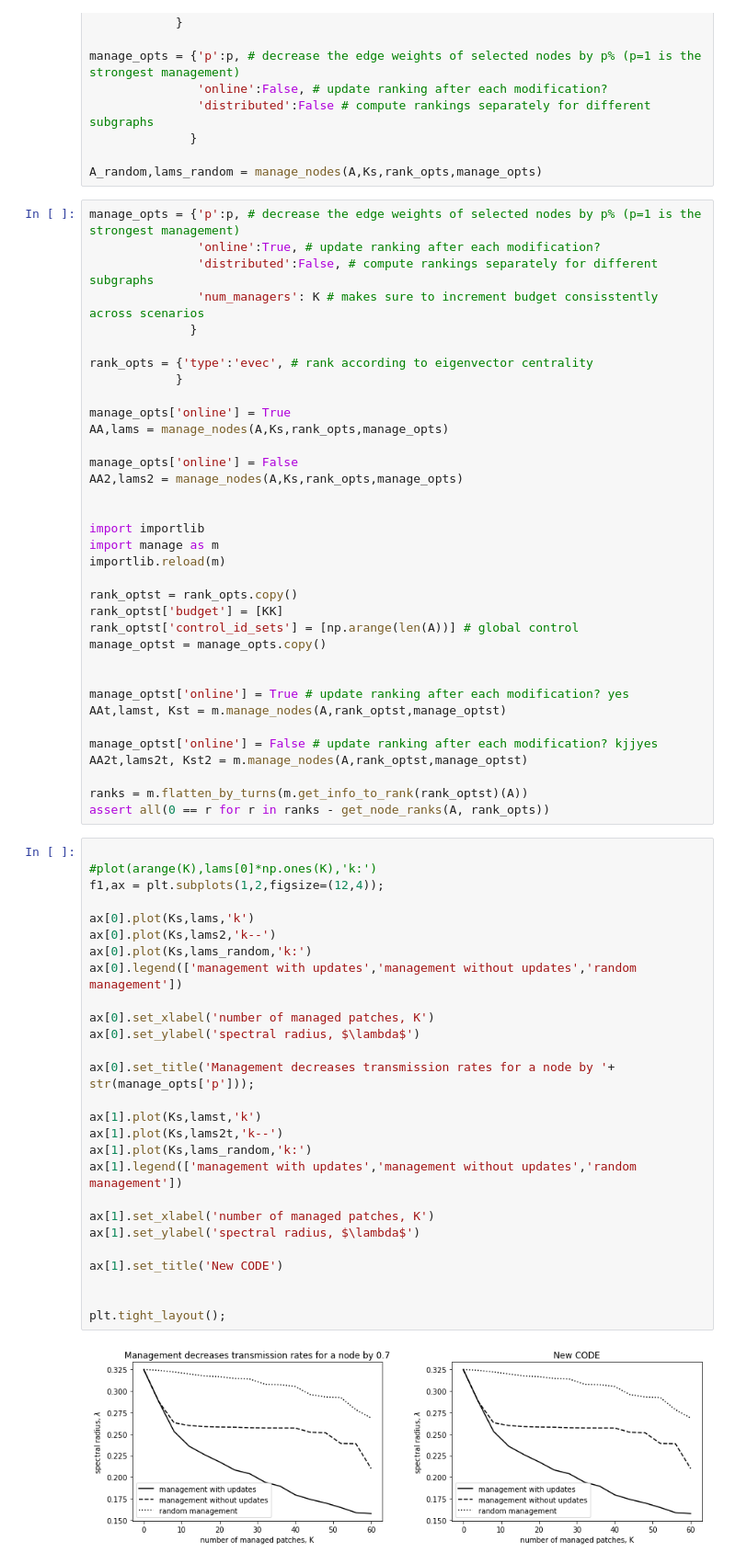
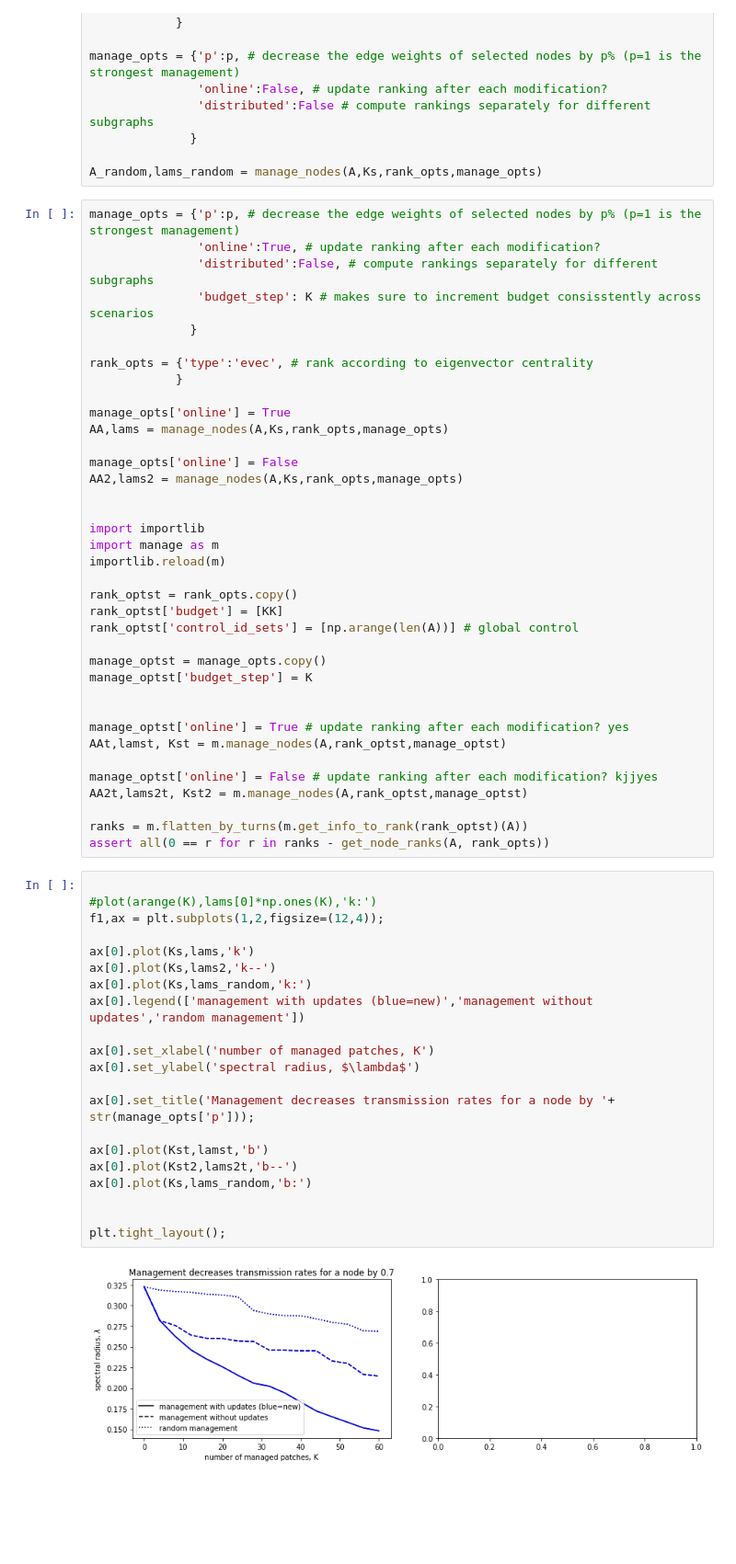
Before and after one commit to ashander/sesync, a Jupyter notebook: test2.ipynb, the cells around one changed output. Shown at 92% size. Cells and saved outputs as stored; diff of their text form; blank space fills up the shorter version.

```diff
--- a/test2.ipynb
+++ b/test2.ipynb
@@ -208,7 +208,7 @@ A_random,lams_random = manage_nodes(A,Ks,rank_opts,manage_opts)
 manage_opts = {'p':p, # decrease the edge weights of selected nodes by p% (p=1 is the strongest management)
                'online':True, # update ranking after each modification?
                'distributed':False, # compute rankings separately for different subgraphs
-               'num_managers': K # makes sure to increment budget consisstently across scenarios
+               'budget_step': K # makes sure to increment budget consisstently across scenarios
               }
 
 rank_opts = {'type':'evec', # rank according to eigenvector centrality
@@ -228,7 +228,9 @@ importlib.reload(m)
 rank_optst = rank_opts.copy()
 rank_optst['budget'] = [KK]
 rank_optst['control_id_sets'] = [np.arange(len(A))] # global control
+
 manage_optst = manage_opts.copy()
+manage_optst['budget_step'] = K
 
 
 manage_optst['online'] = True # update ranking after each modification? yes
@@ -242,32 +244,26 @@ assert all(0 == r for r in ranks - get_node_ranks(A, rank_opts))
 # %%
 
 #plot(arange(K),lams[0]*np.ones(K),'k:')
 f1,ax = plt.subplots(1,2,figsize=(12,4));
 
 ax[0].plot(Ks,lams,'k')
 ax[0].plot(Ks,lams2,'k--')
 ax[0].plot(Ks,lams_random,'k:')
-ax[0].legend(['management with updates','management without updates','random management'])
+ax[0].legend(['management with updates (blue=new)','management without updates','random management'])
 
 ax[0].set_xlabel('number of managed patches, K')
 ax[0].set_ylabel('spectral radius, $\lambda$')
 
 ax[0].set_title('Management decreases transmission rates for a node by '+ str(manage_opts['p']));
 
-ax[1].plot(Ks,lamst,'k')
-ax[1].plot(Ks,lams2t,'k--')
-ax[1].plot(Ks,lams_random,'k:')
-ax[1].legend(['management with updates','management without updates','random management'])
-
-ax[1].set_xlabel('number of managed patches, K')
-ax[1].set_ylabel('spectral radius, $\lambda$')
-
-ax[1].set_title('New CODE')
+ax[0].plot(Kst,lamst,'b')
+ax[0].plot(Kst2,lams2t,'b--')
+ax[0].plot(Ks,lams_random,'b:')
 
 
 plt.tight_layout();
 # %% [output]
-[figure, old version]
+[figure, new version]
 # %%
 manage_opts = {'p':p, # decrease the edge weights of selected nodes by p% (p=1 is the strongest management)
                'distributed':True, # compute rankings separately for different subgraphs
```
Also changed, not shown: parts of 10 cells of this notebook, 2 other files.
